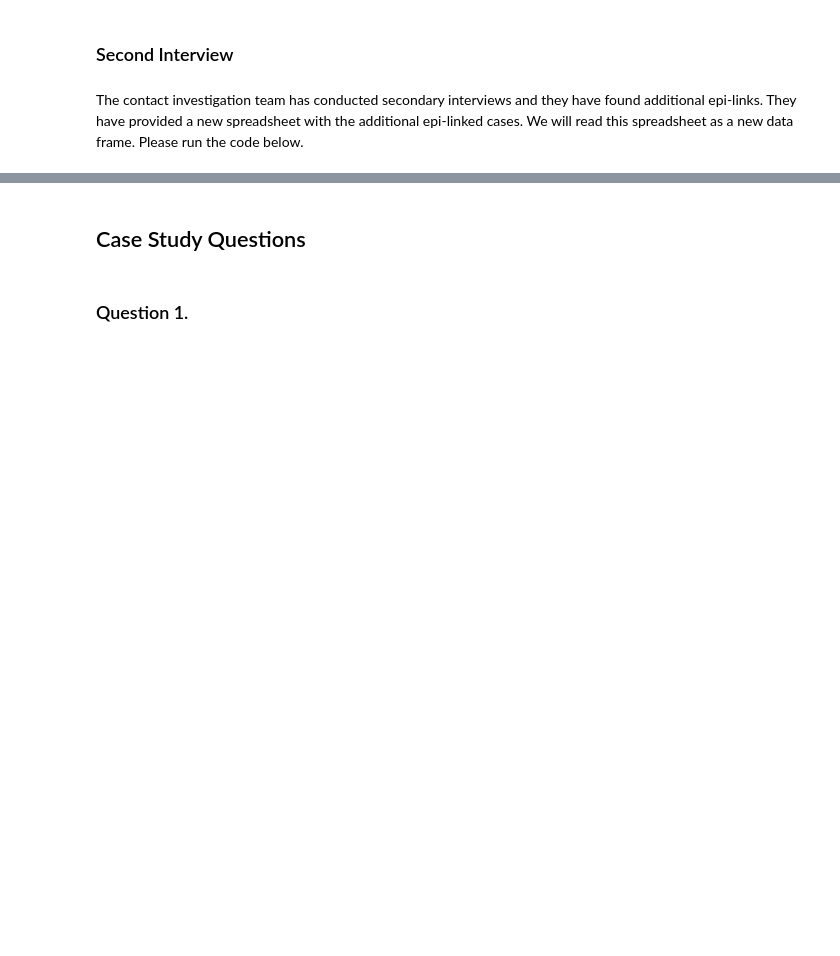
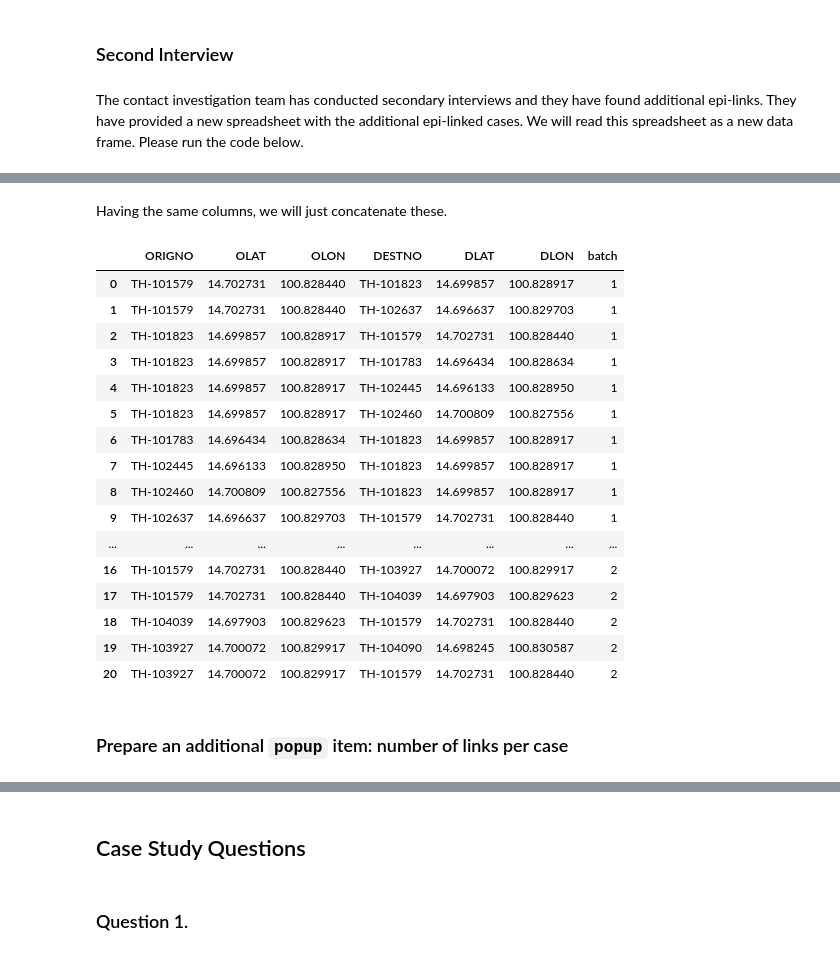
Before and after one commit to PHI-Case-Studies/2005-MDR-TB-Outbreak-Thailand, a Jupyter notebook: NB06-MDR-TB-Case-Study-Part-2.ipynb, the cells around one changed output, grey strips where cells are left out. Drawn from its saved outputs; the diff is of its cells as text; code cells hidden in the pictures; blank space fills up the shorter version.

```diff
--- a/NB06-MDR-TB-Case-Study-Part-2.ipynb
+++ b/NB06-MDR-TB-Case-Study-Part-2.ipynb
@@ -256,0 +153,5 @@ df5.to_csv('outputs/suspected_epilink_cases.csv')
+# %%
+# Load the xls file's Sheet1 as a dataframe
+df6 = xls_file4.parse('EPILINKDATA')
+
+df6
@@ -263,16 +699,8 @@ The contact investigation team has conducted secondary interviews and they have
 # create a polyline shapefile of the new epi-linked cases
 # read the spreadsheet of epi-links and create a dataframe
 # Import the excel file and call it xls_file4
-xls_file5 = pd.ExcelFile('resources/Thailand_cases_exercise_5th_spreadsheet_07312017.xls')
+xls_file5 = \
+    pd.ExcelFile('resources/Thailand_cases_exercise_5th_spreadsheet_07312017.xls')
+
 xls_file5
-
-# View the excel file's sheet names
-xls_file5.sheet_names
-
-# Load the xls file's Sheet1 as a dataframe
-df5b = xls_file5.parse('NEWEPILINKDATA')
-df5b
-df5b.to_pickle("outputs/df5b.p")
-
-df5b
 # %% [output]
@@ -336,0 +713,5 @@ for each in df4.iterrows():
+# %%
+# Load the xls file's Sheet1 as a dataframe
+df9 = xls_file5.parse('NEWEPILINKDATA')
+
+df9
@@ -336,0 +753,3 @@ for each in df4.iterrows():
+# %%
+df6['batch'] = 1
+df9['batch'] = 2
@@ -336,0 +844,26 @@ for each in df4.iterrows():
+# %% [markdown]
+Having the same columns, we will just concatenate these.
+# %%
+df10 = pd.concat([df6, df9])
+df10.reset_index(inplace=True)
+df10.drop(columns=['index'],inplace=True)
+
+df10
+# %% [output]
+|  | ORIGNO | OLAT | OLON | DESTNO | DLAT | DLON | batch |
+| 0 | TH-101579 | 14.702731 | 100.828440 | TH-101823 | 14.699857 | 100.828917 | 1 |
+| 1 | TH-101579 | 14.702731 | 100.828440 | TH-102637 | 14.696637 | 100.829703 | 1 |
+| 2 | TH-101823 | 14.699857 | 100.828917 | TH-101579 | 14.702731 | 100.828440 | 1 |
+| 3 | TH-101823 | 14.699857 | 100.828917 | TH-101783 | 14.696434 | 100.828634 | 1 |
+| 4 | TH-101823 | 14.699857 | 100.828917 | TH-102445 | 14.696133 | 100.828950 | 1 |
+| 5 | TH-101823 | 14.699857 | 100.828917 | TH-102460 | 14.700809 | 100.827556 | 1 |
+| 6 | TH-101783 | 14.696434 | 100.828634 | TH-101823 | 14.699857 | 100.828917 | 1 |
+| 7 | TH-102445 | 14.696133 | 100.828950 | TH-101823 | 14.699857 | 100.828917 | 1 |
+| 8 | TH-102460 | 14.700809 | 100.827556 | TH-101823 | 14.699857 | 100.828917 | 1 |
+| 9 | TH-102637 | 14.696637 | 100.829703 | TH-101579 | 14.702731 | 100.828440 | 1 |
+| ... | ... | ... | ... | ... | ... | ... | ... |
+| 16 | TH-101579 | 14.702731 | 100.828440 | TH-103927 | 14.700072 | 100.829917 | 2 |
+| 17 | TH-101579 | 14.702731 | 100.828440 | TH-104039 | 14.697903 | 100.829623 | 2 |
+| 18 | TH-104039 | 14.697903 | 100.829623 | TH-101579 | 14.702731 | 100.828440 | 2 |
+| 19 | TH-103927 | 14.700072 | 100.829917 | TH-104090 | 14.698245 | 100.830587 | 2 |
+| 20 | TH-103927 | 14.700072 | 100.829917 | TH-101579 | 14.702731 | 100.828440 | 2 |
@@ -336,0 +872,2 @@ for each in df4.iterrows():
+# %% [markdown]
+### Prepare an additional `popup` item: number of links per case
```
Also changed, not shown: parts of 128 cells of this notebook, 28 other files.
